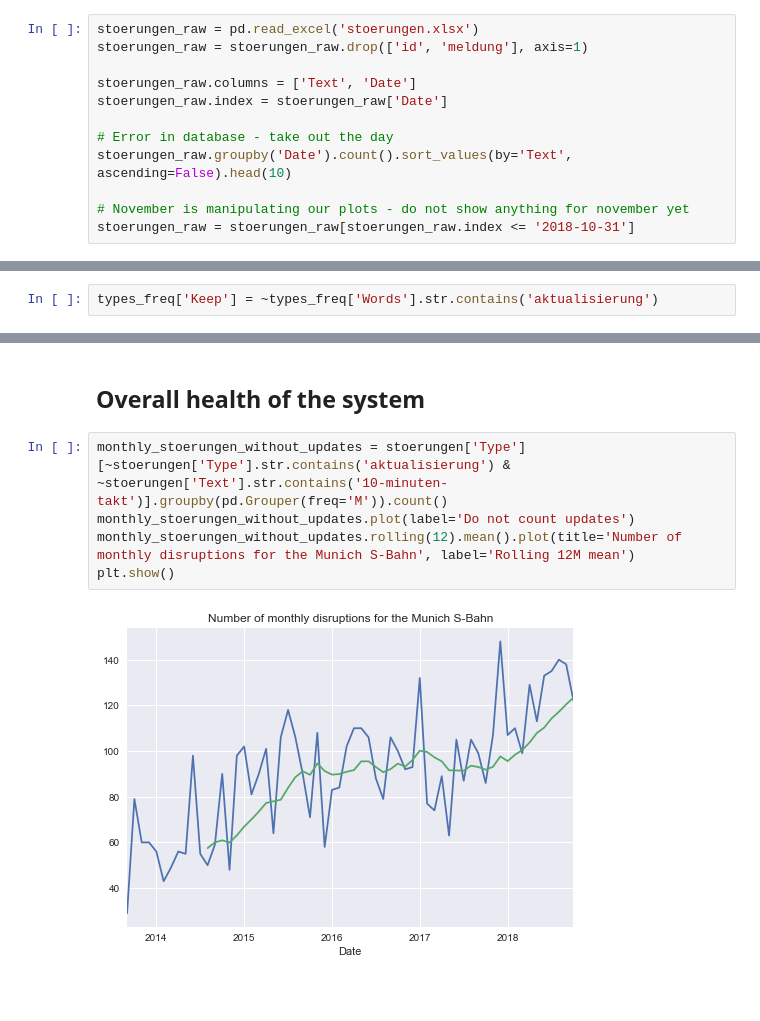
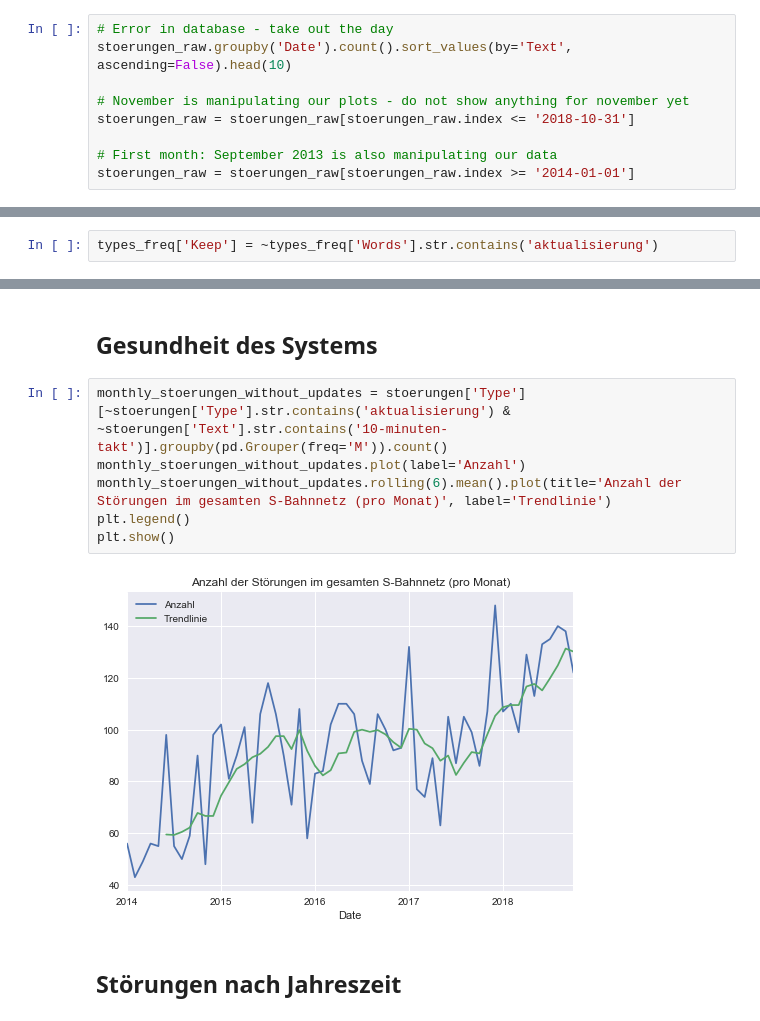
Before and after one commit to kummerer94/sbahn-stoerungen, a Jupyter notebook: analysis.ipynb, the cells around one changed output, grey strips where cells are left out. Drawn from its saved outputs; the diff is of its cells as text; blank space fills up the shorter version.

```diff
--- a/analysis.ipynb
+++ b/analysis.ipynb
@@ -91,15 +37,12 @@ tweets['Text'].groupby(pd.Grouper(freq='D')).count().rolling(7).mean().plot()
 # %%
-stoerungen_raw = pd.read_excel('stoerungen.xlsx')
-stoerungen_raw = stoerungen_raw.drop(['id', 'meldung'], axis=1)
-
-stoerungen_raw.columns = ['Text', 'Date']
-stoerungen_raw.index = stoerungen_raw['Date']
-
 # Error in database - take out the day
 stoerungen_raw.groupby('Date').count().sort_values(by='Text', ascending=False).head(10)
 
 # November is manipulating our plots - do not show anything for november yet
 stoerungen_raw = stoerungen_raw[stoerungen_raw.index <= '2018-10-31']
+
+# First month: September 2013 is also manipulating our data
+stoerungen_raw = stoerungen_raw[stoerungen_raw.index >= '2014-01-01']
 # %%
 stoerungen_raw = stoerungen_raw.drop_duplicates()
 stoerungen_raw.index = stoerungen_raw['Date']
@@ -337,9 +284,12 @@ plot_linien_stoerungen('xxx') # results in the disruptions for the stammstrecke
-# %% [markdown]
-## Overall health of the system
+# %% [markdown]
+## Gesundheit des Systems
 # %%
 monthly_stoerungen_without_updates = stoerungen['Type'][~stoerungen['Type'].str.contains('aktualisierung') & ~stoerungen['Text'].str.contains('10-minuten-takt')].groupby(pd.Grouper(freq='M')).count()
-monthly_stoerungen_without_updates.plot(label='Do not count updates')
-monthly_stoerungen_without_updates.rolling(12).mean().plot(title='Number of monthly disruptions for the Munich S-Bahn', label='Rolling 12M mean')
+monthly_stoerungen_without_updates.plot(label='Anzahl')
+monthly_stoerungen_without_updates.rolling(6).mean().plot(title='Anzahl der Störungen im gesamten S-Bahnnetz (pro Monat)', label='Trendlinie')
+plt.legend()
 plt.show()
 # %% [output]
-[figure, old version]
+[figure, new version]
+# %% [markdown]
+## Störungen nach Jahreszeit
```
Also changed, not shown: parts of 50 cells of this notebook, 2 other files.
